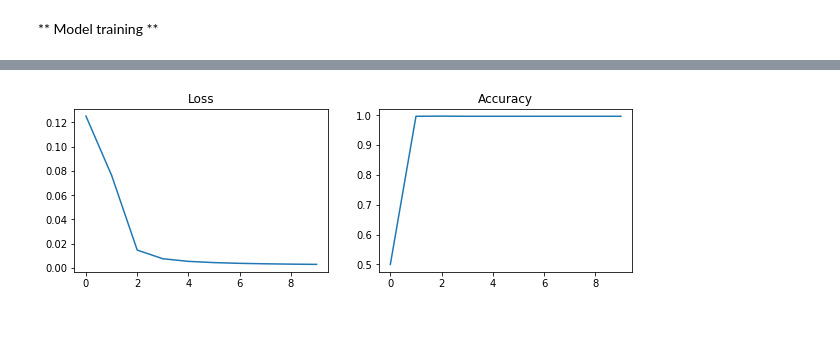
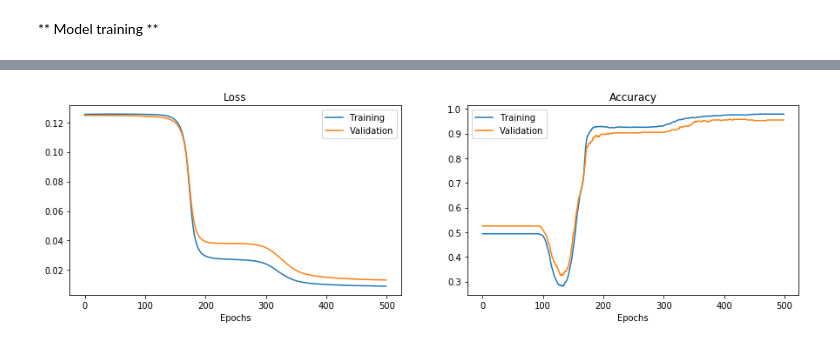
Before and after one commit to im-ant/COMP551_Applied_ML, a Jupyter notebook: algorithms/Artificial_Neural_Network.ipynb, the cells around one changed output, grey strips where cells are left out. Cells and saved outputs as stored; diff of their text form; code cells hidden in the pictures.

```diff
--- a/algorithms/Artificial_Neural_Network.ipynb
+++ b/algorithms/Artificial_Neural_Network.ipynb
@@ -329,21 +330,24 @@ class sequential_model:
 # %%
 # Simulate data to test classifier
-sim_size_per_class = 1000
+sim_size_per_class = 1000 # even number please
 
-# Simulate two classes of bivariate gaussian data
+# Simulate two classes of gaussian data in the NOT configuration
 sim_cov_mat = np.diag([0.8,0.8])
-sim_c1_X = np.random.multivariate_normal([4, 0.5], sim_cov_mat, size=sim_size_per_class)
+# First class
+sim_c1_X1 = np.random.multivariate_normal([1, 5], sim_cov_mat, size=sim_size_per_class//2)
+sim_c1_X2 = np.random.multivariate_normal([5, 1], sim_cov_mat, size=sim_size_per_class//2)
 sim_c1_y = np.zeros((sim_size_per_class, 2))
 sim_c1_y[:,0] = 1
 sim_c1_y_int = np.ones(sim_size_per_class)*1 # for colour purposes
-
-sim_c2_X = np.random.multivariate_normal([0.5, 4], sim_cov_mat, size=sim_size_per_class)
+# Second class
+sim_c2_X1 = np.random.multivariate_normal([1, 1], sim_cov_mat, size=sim_size_per_class//2)
+sim_c2_X2 = np.random.multivariate_normal([5, 5], sim_cov_mat, size=sim_size_per_class//2)
 sim_c2_y = np.zeros((sim_size_per_class, 2))
 sim_c2_y[:,1] = 1
 sim_c2_y_int = np.ones(sim_size_per_class) * -1 # for colour purposes
 
 # Concatenate the classes
-sim_X = np.vstack((sim_c1_X, sim_c2_X))
+sim_X = np.vstack((sim_c1_X1, sim_c1_X2, sim_c2_X1, sim_c2_X2))
 sim_y = np.vstack((sim_c1_y, sim_c2_y))
 sim_y_int = np.concatenate((sim_c1_y_int, sim_c2_y_int))
 
@@ -355,6 +359,10 @@ sim_X, sim_y, sim_y_int = shuffle(sim_X, sim_y, sim_y_int, random_state=0)
 from sklearn.preprocessing import MinMaxScaler
 scaler = MinMaxScaler(feature_range=(0, 1))
 sim_X = scaler.fit_transform(sim_X)
+
+# divide into training and test sets
+from sklearn.model_selection import train_test_split
+X_train, X_test, y_train, y_test = train_test_split(sim_X, sim_y, test_size=0.2, random_state=42)
 
 
 # Plot the data
@@ -379,10 +387,10 @@ plt.show()
 ## Train network on data
 ** Model set-up**
 # %%
-model = sequential_model(alpha=0.1)
+model = sequential_model(alpha=0.08)
 
 model.input_layer(2)
-model.add_hidden(8, activation='sigmoid')
+model.add_hidden(12, activation='sigmoid')
 model.output_layer(2, activation='softmax')
 
 model.summarize()
@@ -393,6 +401,9 @@ Output layer:   (2, 1)
 # %% [markdown]
 ** Model training **
 # %%
-EPOCHS = 10
-trainingMetrics = model.train(sim_X, sim_y, epochs=EPOCHS)
+EPOCHS = 500
+trainingMetrics = model.train(X_train, y_train,
+                              epochs=EPOCHS,
+                              validation=(X_test, y_test)
+                             )
 # %% [output]
@@ -409,11 +427,17 @@ Epoch 10/10     | Training loss: 0.002846       | Training acc: 0.996000
 # %%
-plt.figure(figsize=(10,3))
+plt.figure(figsize=(15,4))
 plt.subplot(1,2,1)
 plt.plot(trainingMetrics['loss'])
+plt.plot(trainingMetrics['val_loss'])
+plt.xlabel("Epochs")
+plt.legend(['Training', 'Validation'])
 plt.title('Loss')
 plt.subplot(1,2,2)
 plt.plot(trainingMetrics['acc'])
+plt.plot(trainingMetrics['val_acc'])
+plt.xlabel("Epochs")
 plt.title("Accuracy")
+plt.legend(['Training', 'Validation'])
 plt.show()
 # %% [output]
-[figure, old version]
+[figure, new version]
```
Also changed, not shown: parts of 7 cells of this notebook.
